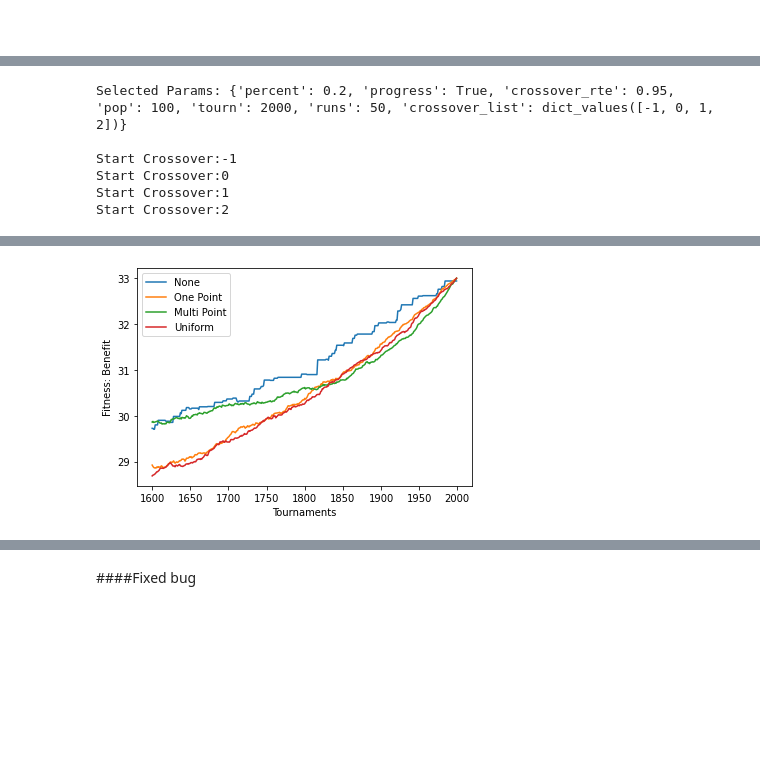
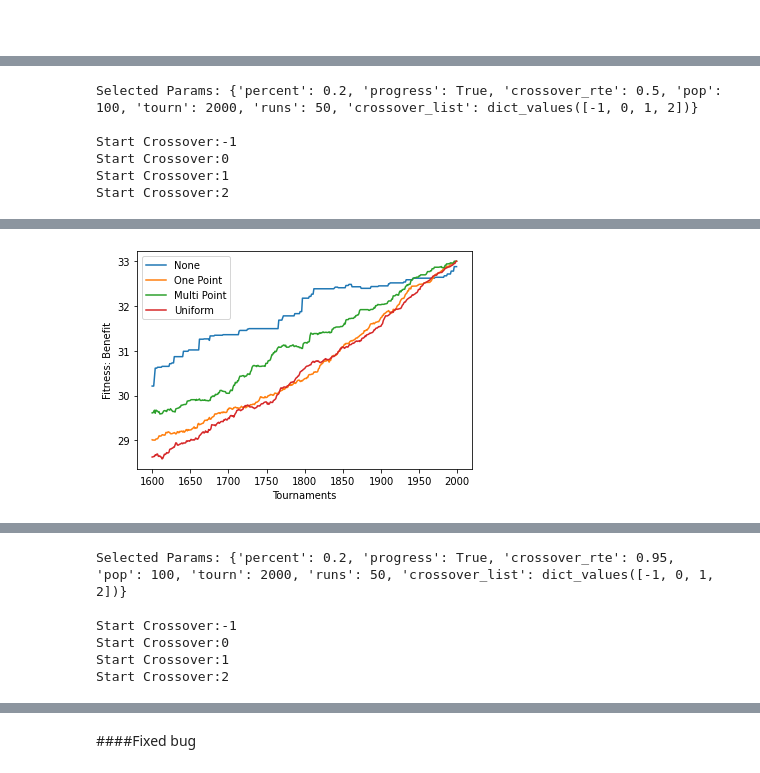
Before and after one commit to LordLean/Acquired-Intelligence-Adaptive-Behaviour, a Jupyter notebook: AIAB_Labs/microbialGA.ipynb, the cells around one changed output, grey strips where cells are left out. Drawn from its saved outputs; the diff is of its cells as text; code cells hidden in the pictures; blank space fills up the shorter version.

```diff
--- a/AIAB_Labs/microbialGA.ipynb
+++ b/AIAB_Labs/microbialGA.ipynb
@@ -790,12 +784,12 @@ for v in crossover.values():
 # %% [markdown]
 <br>
 # %%
-# Function for averaging performance of different mutation rates using different MGA objects and displays overall comparison.
+# Function for averaging performance of different crossover operators/rates using different MGA objects and displays overall comparison.
 
 # Please forgive the lack of modular functions below, each graph inherited parts from each other and that
 # was decided to be less at a risk of causing clutter than just seperate functions and returns.
 
-def cs_avg_runs(crossover_list, runs=10, tourn=2000, pop=100, crossover_rte=0.5, progress=True, percent=0.2):
+def cs_avg_runs(crossover_list, runs=10, tourn=2000, pop=100, mr=0.12, crossover_rte=0.5, progress=True, percent=0.2):
 
   args = locals()
   print("Selected Params: {}\n".format(args))
@@ -803,6 +797,8 @@ def cs_avg_runs(crossover_list, runs=10, tourn=2000, pop=100, crossover_rte=0.5,
 
   # Holding list for averages over multiple runs
   total_graph_list = list()
+
+  total_proportion_list = list()
 
   # Section to create average values across mutation rates.
 
@@ -815,7 +811,7 @@ def cs_avg_runs(crossover_list, runs=10, tourn=2000, pop=100, crossover_rte=0.5,
 
     for _ in range(runs):
       mga = MicrobialGA(config["kp"], config["capacity"],
-                        crossover_op=cross_val, mutation_rate=0.12,
+                        crossover_op=cross_val, mutation_rate=mr,
                         tournaments=tourn, population_size=pop,
                         crossover_rate=crossover_rte)
       mga.evolve()
@@ -830,6 +826,11 @@ def cs_avg_runs(crossover_list, runs=10, tourn=2000, pop=100, crossover_rte=0.5,
     # Graphical Rep.
     avg_list = np.average(instance_graph_list, axis=0)
     total_graph_list.append(avg_list)
+
+    # Proportions Rep.
+    avg_proportion_val = mean(instance_proportions_list) / pop
+    avg_proportion_val = round(avg_proportion_val, 3)
+    total_proportion_list.append(avg_proportion_val)
 
 
   # Plot all progress with total averages across MRs.
@@ -864,3 +865,19 @@ def cs_avg_runs(crossover_list, runs=10, tourn=2000, pop=100, crossover_rte=0.5,
   plt.ylabel("Fitness: Benefit")
   plt.legend()
   plt.show()
+
+
+
+  # Plot successful proportions across crossover operators
+
+  X = list(crossover_list)
+  Y = total_proportion_list
+  plt.plot(X,Y)
+  plt.xlabel("Crossover Operator")
+  plt.ylabel("Percentage Successful")
+  crs_labels = list(crossover.keys())
+  plt.xticks(X,crs_labels)
+  plt.show()
+
+  # For plotting bar chart
+  return total_proportion_list
@@ -878,7 +884,8 @@ Start Crossover:2
 # %%
-cs_avg_runs(crossover.values(), runs=50, crossover_rte=0.95)
+y1 =  cs_avg_runs(crossover.values(), runs=50)
+y2 =  cs_avg_runs(crossover.values(), runs=50, crossover_rte=0.95)
 # %% [output]
-Selected Params: {'percent': 0.2, 'progress': True, 'crossover_rte': 0.95, 'pop': 100, 'tourn': 2000, 'runs': 50, 'crossover_list': dict_values([-1, 0, 1, 2])}
+Selected Params: {'percent': 0.2, 'progress': True, 'crossover_rte': 0.5, 'pop': 100, 'tourn': 2000, 'runs': 50, 'crossover_list': dict_values([-1, 0, 1, 2])}
 
 Start Crossover:-1
 Start Crossover:0
@@ -888 +895 @@ Start Crossover:2
-[figure, old version]
+[figure, new version]
@@ -888,0 +897,6 @@ Start Crossover:2
+Selected Params: {'percent': 0.2, 'progress': True, 'crossover_rte': 0.95, 'pop': 100, 'tourn': 2000, 'runs': 50, 'crossover_list': dict_values([-1, 0, 1, 2])}
+
+Start Crossover:-1
+Start Crossover:0
+Start Crossover:1
+Start Crossover:2
```
Also changed, not shown: parts of 19 cells of this notebook.
